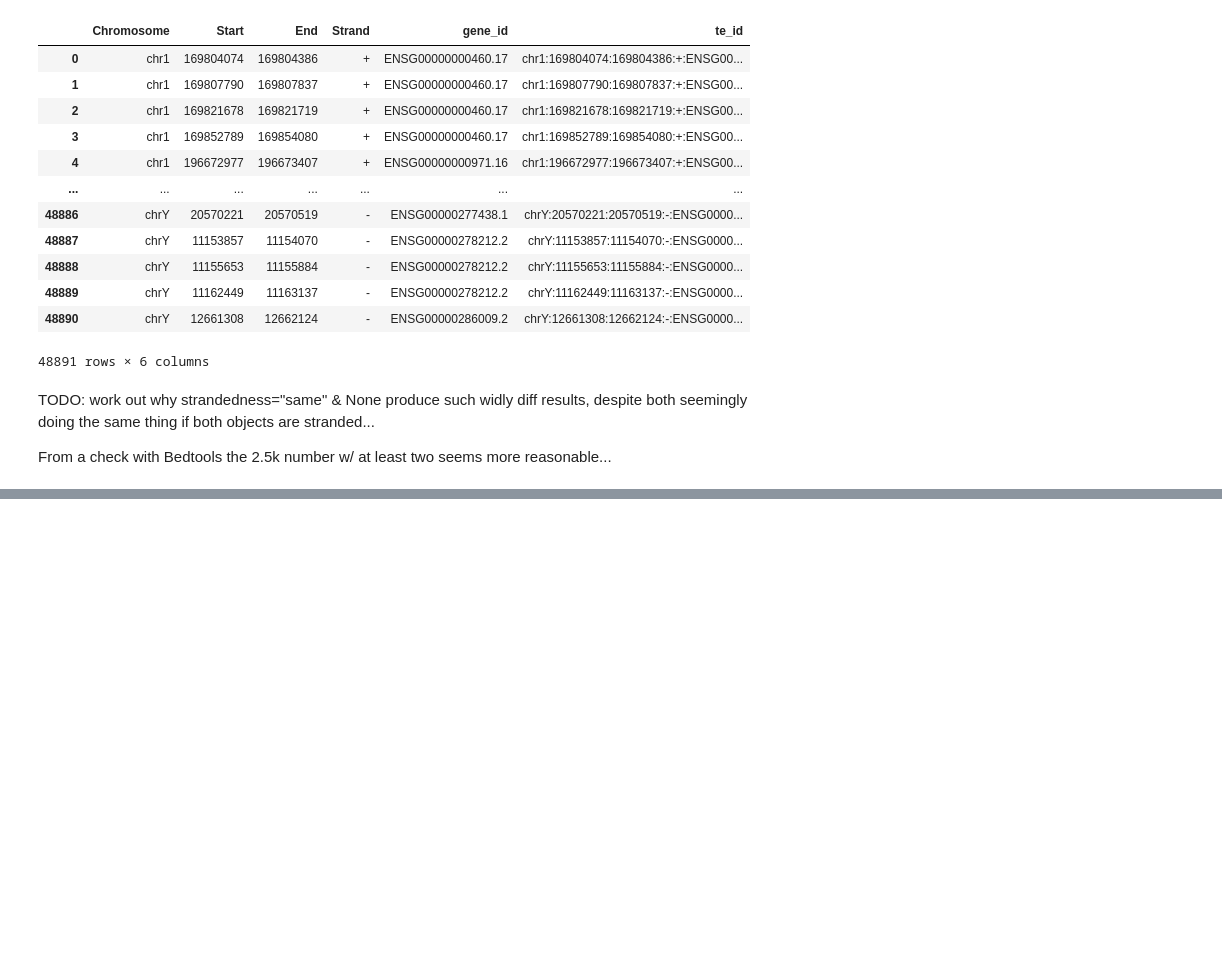
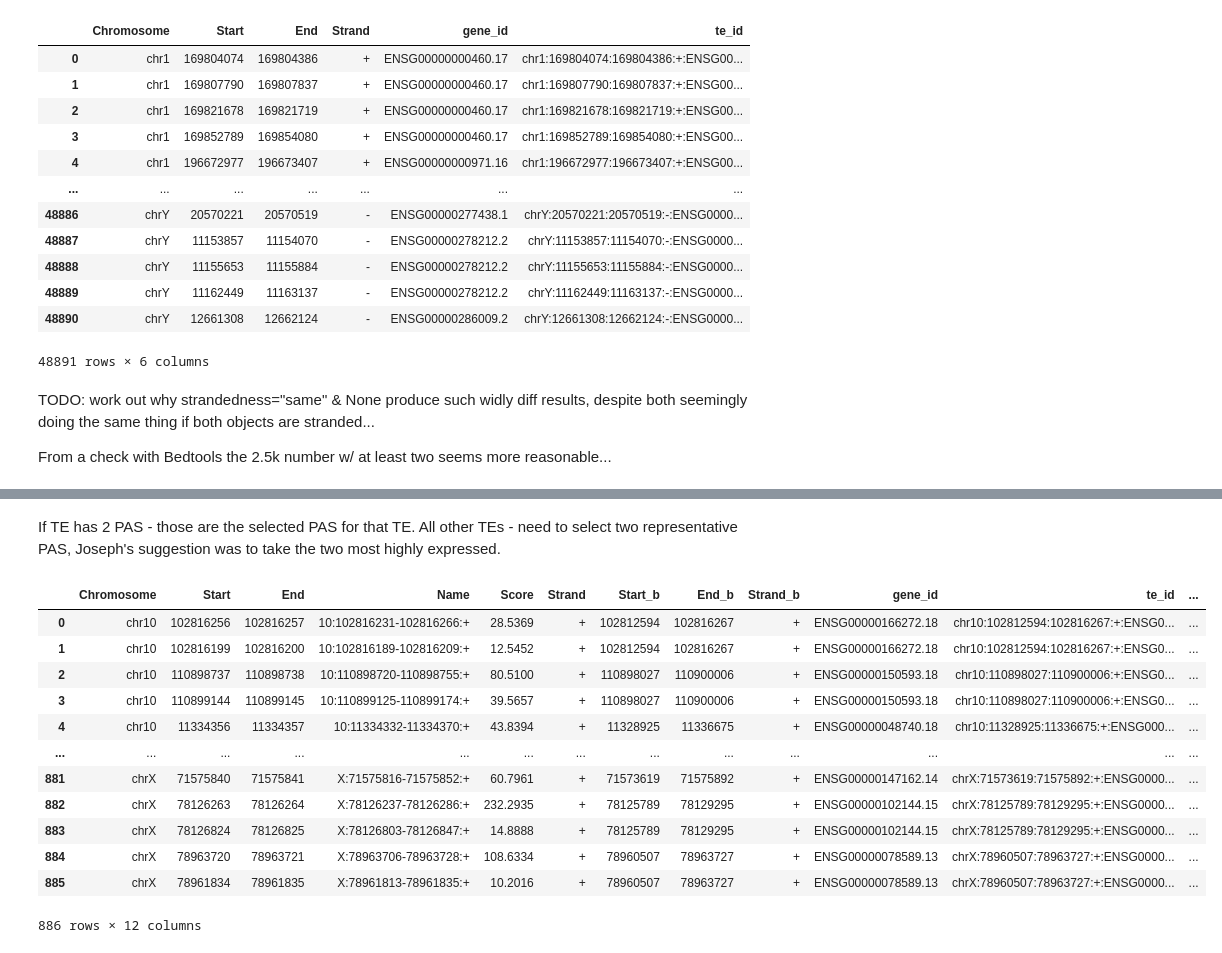
Before and after one commit to iRNA-COSI/APAeval, a Jupyter notebook: summary_workflows/relative_quantification/poc/relative_quant_poc.ipynb, the cells around one changed output, grey strips where cells are left out. Saved outputs shown, nothing was run; the diff lists cells and outputs as text; code cells hidden in the pictures; blank space fills up the shorter version.

Commit message:
finish curating gt TEs, selecting 2 rep PAS & calc fractional usage. WIP matching predictions to gt

```diff
--- a/summary_workflows/relative_quantification/poc/relative_quant_poc.ipynb
+++ b/summary_workflows/relative_quantification/poc/relative_quant_poc.ipynb
@@ -563,0 +618,28 @@ From a check with Bedtools the 2.5k number w/ at least two seems more reasonable
+# %% [markdown]
+If TE has 2 PAS - those are the selected PAS for that TE.
+All other TEs - need to select two representative PAS, Joseph's suggestion was to take the two most highly expressed.
+# %%
+# Apparently the rank approach is much faster if we're worried about that...
+# https://stackoverflow.com/questions/62157558/filter-for-rows-with-n-largest-values-for-each-group
+(gt_pas_tes.subset(lambda df: df["NumberOverlaps"] > 2)
+ .as_df()
+#  .sort_values("Score", ascending=False)
+ .groupby("te_id")
+ .apply(lambda x: x.nlargest(2, "Score"))
+ .reset_index(drop=True)
+
+)
+# %% [output]
+|  | Chromosome | Start | End | Name | Score | Strand | Start_b | End_b | Strand_b | gene_id | te_id | ... |
+| 0 | chr10 | 102816256 | 102816257 | 10:102816231-102816266:+ | 28.5369 | + | 102812594 | 102816267 | + | ENSG00000166272.18 | chr10:102812594:102816267:+:ENSG0... | ... |
+| 1 | chr10 | 102816199 | 102816200 | 10:102816189-102816209:+ | 12.5452 | + | 102812594 | 102816267 | + | ENSG00000166272.18 | chr10:102812594:102816267:+:ENSG0... | ... |
+| 2 | chr10 | 110898737 | 110898738 | 10:110898720-110898755:+ | 80.5100 | + | 110898027 | 110900006 | + | ENSG00000150593.18 | chr10:110898027:110900006:+:ENSG0... | ... |
+| 3 | chr10 | 110899144 | 110899145 | 10:110899125-110899174:+ | 39.5657 | + | 110898027 | 110900006 | + | ENSG00000150593.18 | chr10:110898027:110900006:+:ENSG0... | ... |
+| 4 | chr10 | 11334356 | 11334357 | 10:11334332-11334370:+ | 43.8394 | + | 11328925 | 11336675 | + | ENSG00000048740.18 | chr10:11328925:11336675:+:ENSG000... | ... |
+| ... | ... | ... | ... | ... | ... | ... | ... | ... | ... | ... | ... | ... |
+| 881 | chrX | 71575840 | 71575841 | X:71575816-71575852:+ | 60.7961 | + | 71573619 | 71575892 | + | ENSG00000147162.14 | chrX:71573619:71575892:+:ENSG0000... | ... |
+| 882 | chrX | 78126263 | 78126264 | X:78126237-78126286:+ | 232.2935 | + | 78125789 | 78129295 | + | ENSG00000102144.15 | chrX:78125789:78129295:+:ENSG0000... | ... |
+| 883 | chrX | 78126824 | 78126825 | X:78126803-78126847:+ | 14.8888 | + | 78125789 | 78129295 | + | ENSG00000102144.15 | chrX:78125789:78129295:+:ENSG0000... | ... |
+| 884 | chrX | 78963720 | 78963721 | X:78963706-78963728:+ | 108.6334 | + | 78960507 | 78963727 | + | ENSG00000078589.13 | chrX:78960507:78963727:+:ENSG0000... | ... |
+| 885 | chrX | 78961834 | 78961835 | X:78961813-78961835:+ | 10.2016 | + | 78960507 | 78963727 | + | ENSG00000078589.13 | chrX:78960507:78963727:+:ENSG0000... | ... |
+886 rows × 12 columns
```
Also changed, not shown: parts of 22 cells of this notebook.
